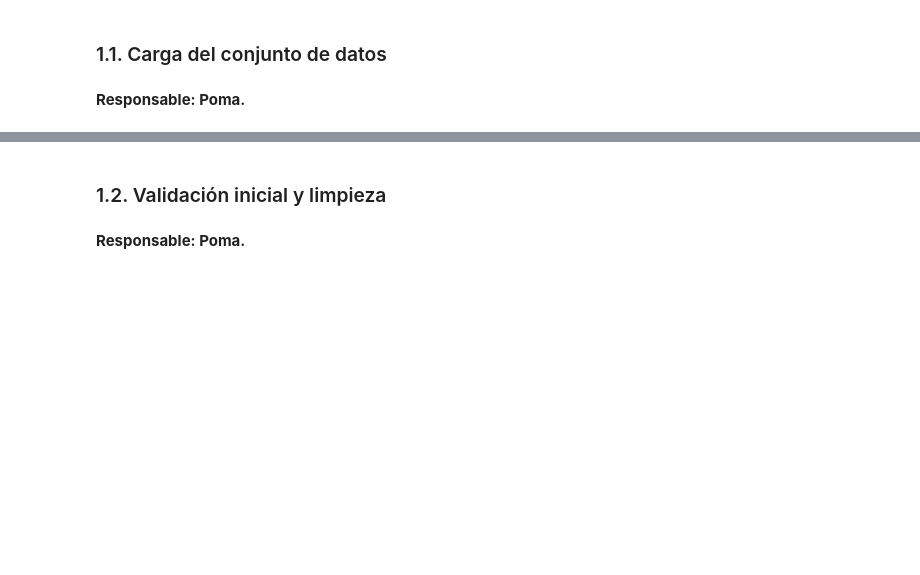
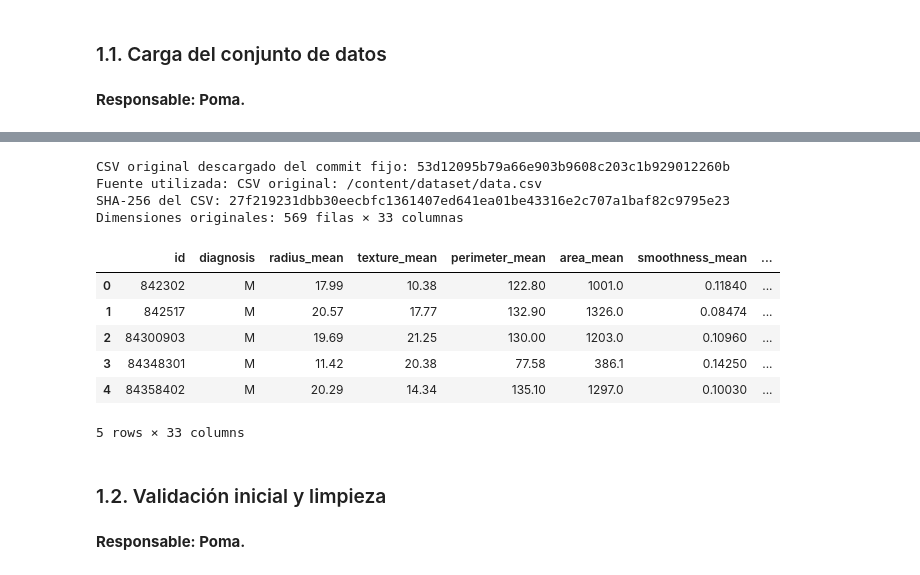
Before and after one commit to mrcastilla8/Labs-Mineria, a Jupyter notebook: Semana 13/Breast_Cancer_Clasificacion_Laboratorio_Grupal_Colab.ipynb, the cells around one changed output, grey strips where cells are left out. Saved outputs shown, nothing was run; the diff lists cells and outputs as text; code cells hidden in the pictures; blank space fills up the shorter version.

```diff
--- a/Semana 13/Breast_Cancer_Clasificacion_Laboratorio_Grupal_Colab.ipynb
+++ b/Semana 13/Breast_Cancer_Clasificacion_Laboratorio_Grupal_Colab.ipynb
@@ -182,3 +136,76 @@ Dimensiones originales: 569 filas × 31 columnas
+# %%
+# 1.1 — Carga reproducible del CSV original de la práctica.
+# En Colab no se copia automáticamente el CSV al abrir este notebook desde GitHub.
+from pathlib import Path
+from urllib.request import urlopen
+from IPython.display import display
+import hashlib
+import pandas as pd
+
+rutas_csv = [
+    Path("/content/dataset/data.csv"),
+    Path("dataset/data.csv"),
+    Path("Semana 13/dataset/data.csv"),
+]
+ruta_csv = next((ruta for ruta in rutas_csv if ruta.is_file()), None)
+
+if ruta_csv is None:
+    ruta_csv = Path("/content/dataset/data.csv")
+    ruta_csv.parent.mkdir(parents=True, exist_ok=True)
+    url_csv = "https://raw.githubusercontent.com/mrcastilla8/Labs-Mineria/53d12095b79a66e903b9608c203c1b929012260b/Semana%2013/dataset/data.csv"
+    try:
+        with urlopen(url_csv, timeout=30) as respuesta:
+            contenido_csv = respuesta.read()
+    except Exception as exc:
+        raise RuntimeError(
+            "No se pudo descargar el CSV original desde GitHub. "
+            "Comprueba la conexión de Colab y el acceso al repositorio; "
+            "o carga manualmente el archivo en /content/dataset/data.csv. "
+            "No se sustituye silenciosamente por el dataset de sklearn."
+        ) from exc
+    if not contenido_csv:
+        raise RuntimeError("La descarga del CSV devolvió un archivo vacío.")
+    ruta_csv.write_bytes(contenido_csv)
+    print("CSV original descargado del commit fijo: 53d12095b79a66e903b9608c203c1b929012260b")
+else:
+    print("CSV original encontrado localmente:", ruta_csv)
+
+# Verificar el archivo completo, incluso si ya estaba cargado en /content.
+# Git usa SHA-1 de: b"blob " + longitud + b"\0" + contenido.
+bytes_csv = ruta_csv.read_bytes()
+prefijo_git = b"blob " + str(len(bytes_csv)).encode("ascii") + bytes([0])
+huella_git = hashlib.sha1(prefijo_git + bytes_csv).hexdigest()
+if huella_git != "407af7079c9711633e3c9dcd773782023eff30f5":
+    raise ValueError(
+        "El archivo local no coincide con Semana 13/dataset/data.csv del commit fijado. "
+        "Sustituye /content/dataset/data.csv por el CSV original del repositorio. "
+        f"Git blob observado: {huella_git}"
+    )
+
+df_raw = pd.read_csv(ruta_csv)
+if "diagnosis" not in df_raw.columns:
+    raise ValueError("El CSV debe contener la columna diagnosis (M/B).")
+if len(df_raw) != 569:
+    raise ValueError(f"Se esperaban 569 registros del dataset original; se obtuvieron {len(df_raw)}.")
+
+fuente_datos = f"CSV original: {ruta_csv}"
+huella_csv = hashlib.sha256(ruta_csv.read_bytes()).hexdigest()
+print(f"Fuente utilizada: {fuente_datos}")
+print(f"SHA-256 del CSV: {huella_csv}")
+print(f"Dimensiones originales: {df_raw.shape[0]} filas × {df_raw.shape[1]} columnas")
+display(df_raw.head())
+# %% [output]
+CSV original descargado del commit fijo: 53d12095b79a66e903b9608c203c1b929012260b
+Fuente utilizada: CSV original: /content/dataset/data.csv
+SHA-256 del CSV: 27f219231dbb30eecbfc1361407ed641ea01be43316e2c707a1baf82c9795e23
+Dimensiones originales: 569 filas × 33 columnas
+|  | id | diagnosis | radius_mean | texture_mean | perimeter_mean | area_mean | smoothness_mean | ... |
+| 0 | 842302 | M | 17.99 | 10.38 | 122.80 | 1001.0 | 0.11840 | ... |
+| 1 | 842517 | M | 20.57 | 17.77 | 132.90 | 1326.0 | 0.08474 | ... |
+| 2 | 84300903 | M | 19.69 | 21.25 | 130.00 | 1203.0 | 0.10960 | ... |
+| 3 | 84348301 | M | 11.42 | 20.38 | 77.58 | 386.1 | 0.14250 | ... |
+| 4 | 84358402 | M | 20.29 | 14.34 | 135.10 | 1297.0 | 0.10030 | ... |
+5 rows × 33 columns
 # %% [markdown]
 ### 1.2. Validación inicial y limpieza
 # %% [markdown]
```
Also changed, not shown: parts of 15 cells of this notebook.
